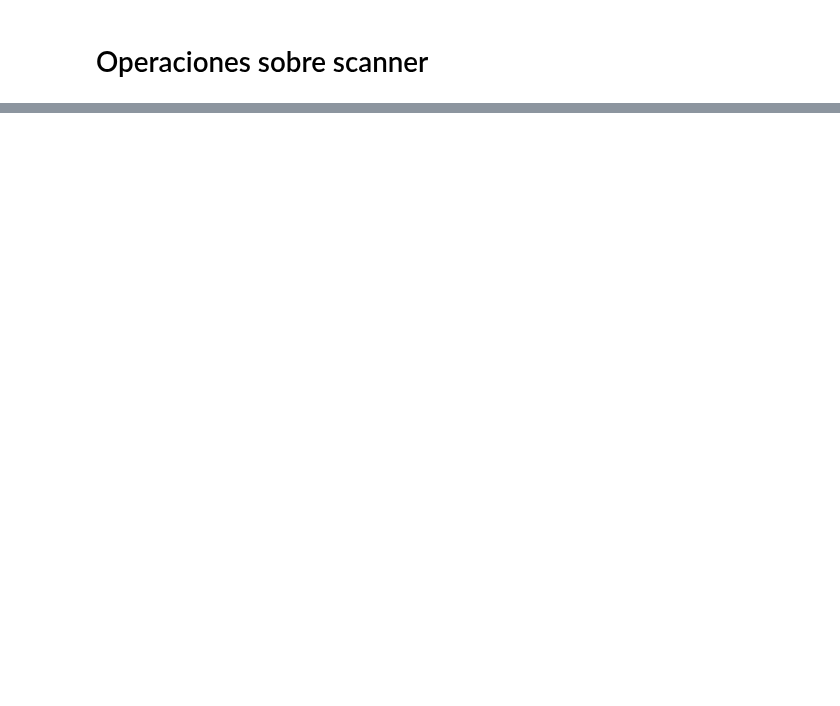
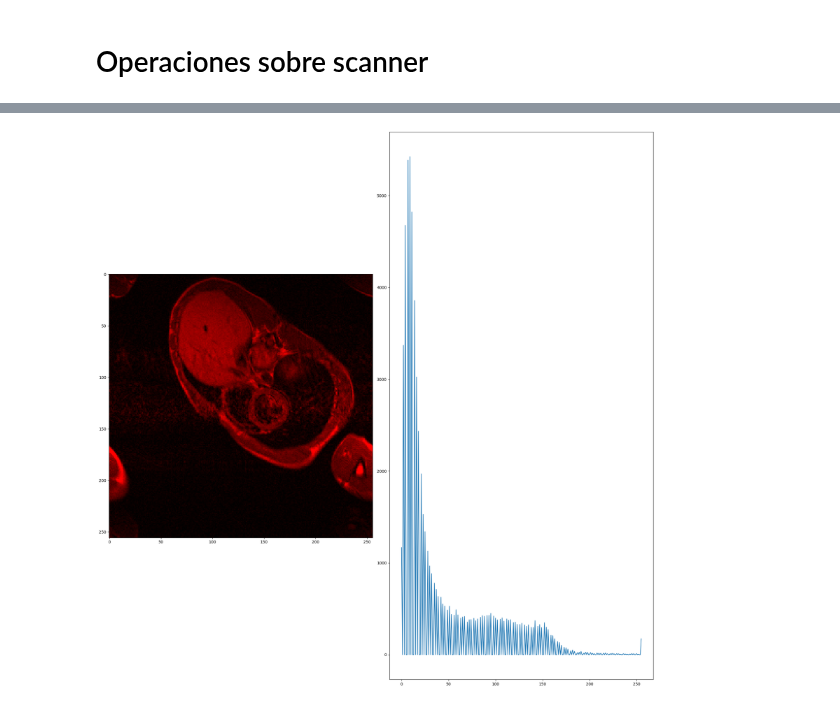
Before and after one commit to pukinidev/TalleresImagenes, a Jupyter notebook: Taller1/Punto7.ipynb, the cells around one changed output, grey strips where cells are left out. Drawn from its saved outputs; the diff is of its cells as text; code cells hidden in the pictures; blank space fills up the shorter version.

```diff
--- a/Taller1/Punto7.ipynb
+++ b/Taller1/Punto7.ipynb
@@ -77,0 +85,12 @@ plt.show()
+# %%
+scanner_expandida_rojo = color_img(scanner_expandida)
+hist_rojo = cv2.calcHist([scanner_expandida_rojo], [0], None, [256], [0, 256])
+
+fig, axes = plt.subplots(1,2, figsize = (20,20))
+axes[0].imshow(scanner_expandida_rojo,)
+axes[1].plot(hist_rojo)
+
+plt.tight_layout()
+plt.show()
+# %% [output]
+[figure, added]
```
Also changed, not shown: parts of 4 cells of this notebook, 3 other files.
